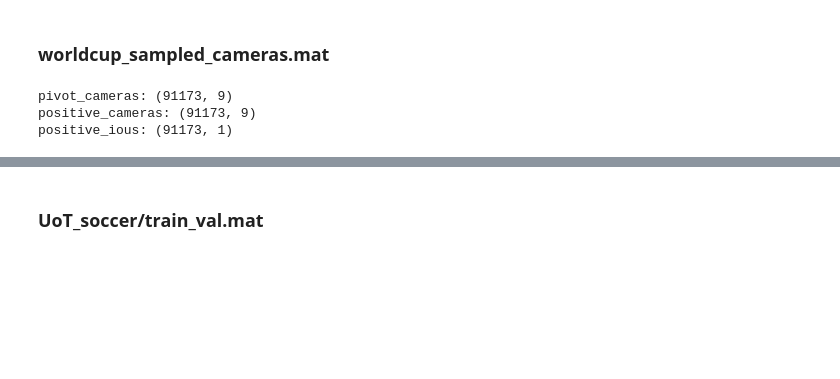
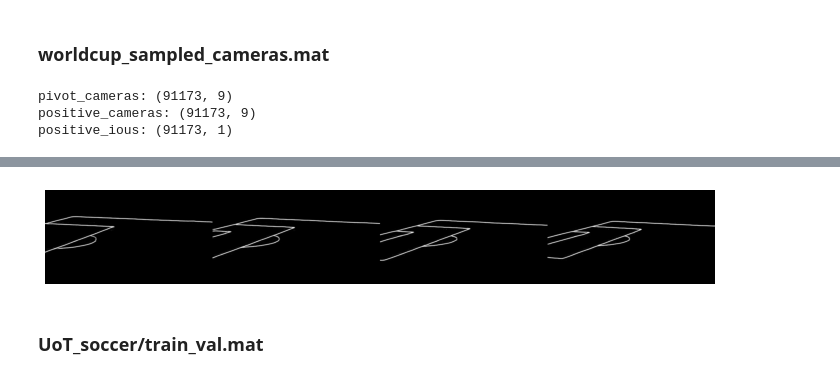
Before and after one commit to qrsforever/hzcsbet, a Jupyter notebook: docs/notebooks/SCCvSD.ipynb, the cells around one changed output, grey strips where cells are left out. Saved outputs shown, nothing was run; the diff lists cells and outputs as text; code cells hidden in the pictures; blank space fills up the shorter version.

```diff
--- a/docs/notebooks/SCCvSD.ipynb
+++ b/docs/notebooks/SCCvSD.ipynb
@@ -238,3 +346,7 @@ positive_ious: (91173, 1)
+# %%
+_imshow(np.hstack(np.split(edge_map_x, indices_or_sections=show_num, axis=-1)).squeeze(), color='gray', figsize=(3 * show_num, 2))
+# %% [output]
+[figure, added]
 # %% [markdown]
 ### UoT_soccer/train_val.mat
 # %%
```
Also changed, not shown: parts of 62 cells of this notebook, 5 other files.
